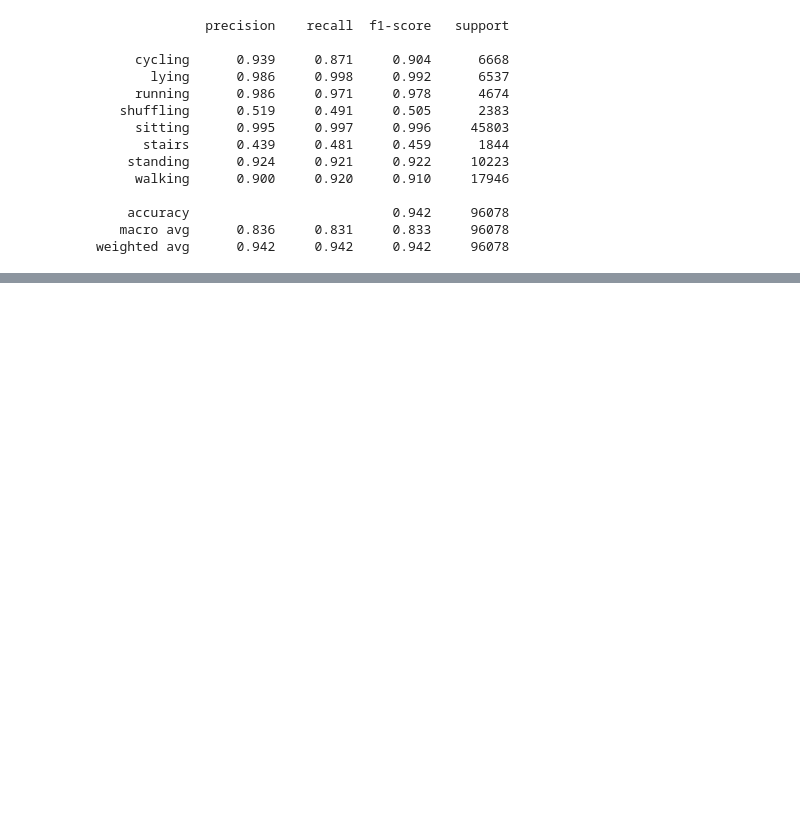
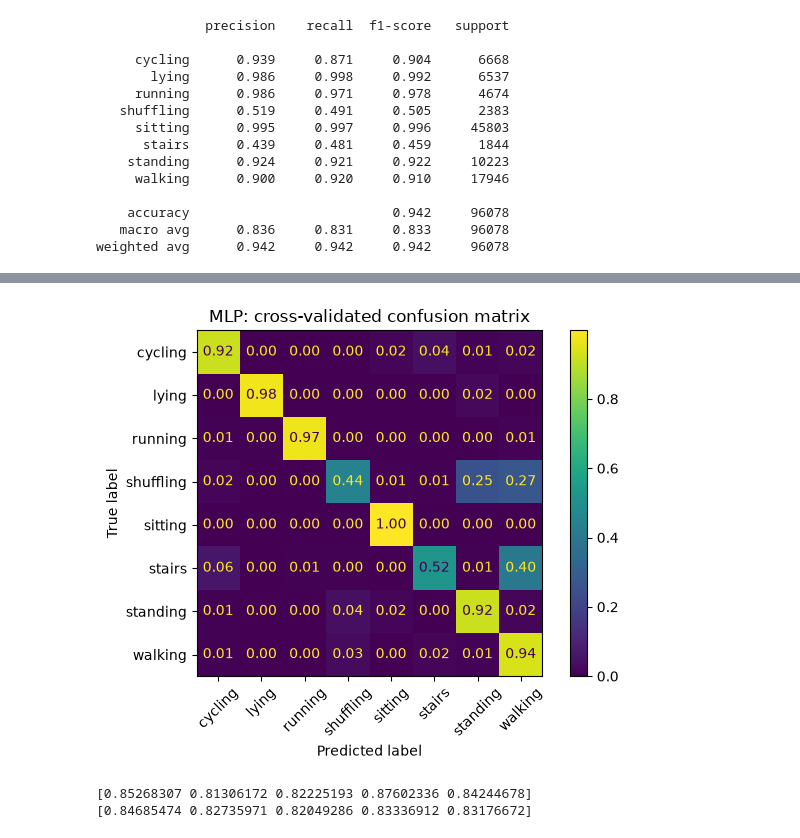
Before and after one commit to sarabartolo/harth-free-living-activity-recognition, a Jupyter notebook: notebooks/04_model_comparison.ipynb, the cells around one changed output, grey strips where cells are left out. Drawn from its saved outputs; the diff is of its cells as text; code cells hidden in the pictures; blank space fills up the shorter version.

Commit message:
Add MLP model, updated decision log, ai log, README, final report draft, figures for report & milestone 3 pdf

```diff
--- a/notebooks/04_model_comparison.ipynb
+++ b/notebooks/04_model_comparison.ipynb
@@ -653,0 +696,26 @@ weighted avg      0.942     0.942     0.942     96078
+# %%
+# Create MLP model
+model_mlp2 = make_pipeline(StandardScaler(),
+                           MLPClassifier(activation="relu",
+                                         solver="adam",
+                                         max_iter=300,
+                                         random_state=42))
+# Try settings:network size (capacity), alpha (L2 regularisation strength)
+param_grid_mlp2 = {
+    "mlpclassifier__alpha": [0.01, 0.1, 1],
+    "mlpclassifier__hidden_layer_sizes": [(8,), (16,), (32,)],
+}
+
+# Tune with same grouped 5-fold cross-validation as baselines.
+# Use f1 to choose best settings
+grid_mlp2 = GridSearchCV(model_mlp2, param_grid_mlp2, cv=cv,
+                      scoring={"f1": "f1_macro", "balanced_accuracy": "balanced_accuracy"},
+                       refit="f1",
+                       n_jobs=-1,
+                       return_train_score=True)
+
+grid_mlp2.fit(X, y, groups=groups)
+
+# Best settings and mean macro F1 across the 5 folds
+print(grid_mlp2.best_params_)
+print(grid_mlp2.best_score_)
@@ -653,0 +744,24 @@ weighted avg      0.942     0.942     0.942     96078
+# %%
+# Best MLP model (alpha = , hidden_layer_sizes = )
+best_mlp = grid_mlp2.best_estimator_
+
+# Evaluate the tuned model with the same folds and metrics as other models
+results_best_mlp = cross_validate(best_mlp, X, y, groups=groups, cv=cv,
+                                    scoring={"f1": "f1_macro", "balanced_accuracy": "balanced_accuracy"})
+pred_best_mlp = cross_val_predict(best_mlp, X, y, groups=groups, cv=cv)
+
+# Plot confusion matrix
+ConfusionMatrixDisplay.from_predictions(y, pred_best_mlp, normalize="true", values_format=".2f", xticks_rotation=45)
+plt.title("MLP: cross-validated confusion matrix")
+plt.tight_layout()
+plt.show()
+# %% [output]
+[figure, added]
+# %%
+# Fold-by-fold macro F1: MLP vs random forest on the same 5 folds.
+# Comparing within each fold shows whether it is consistently better
+print(results_best_mlp["test_f1"])
+print(results_best_forest["test_f1"])
+# %% [output]
+[0.85268307 0.81306172 0.82225193 0.87602336 0.84244678]
+[0.84685474 0.82735971 0.82049286 0.83336912 0.83176672]
```
Also changed, not shown: parts of 27 cells of this notebook, 15 other files.
